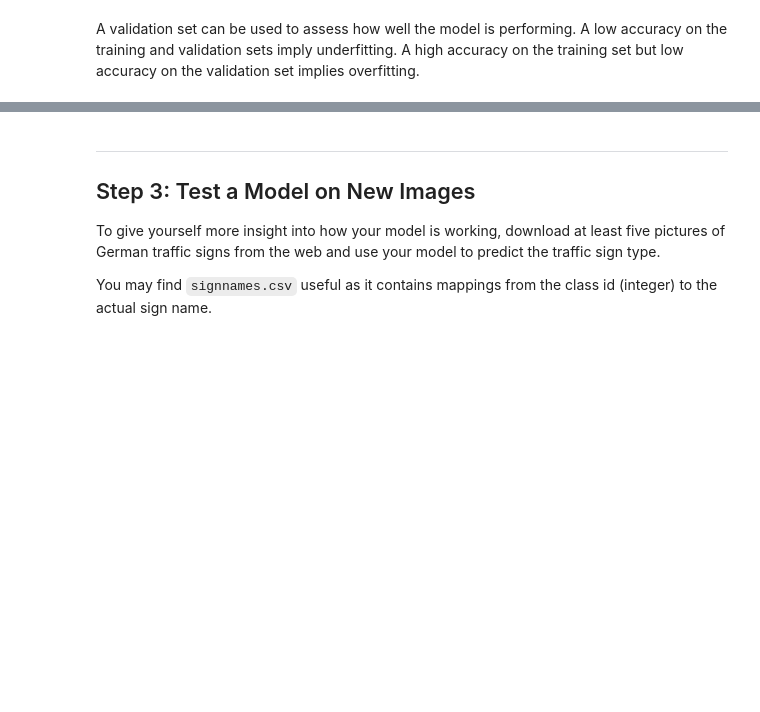
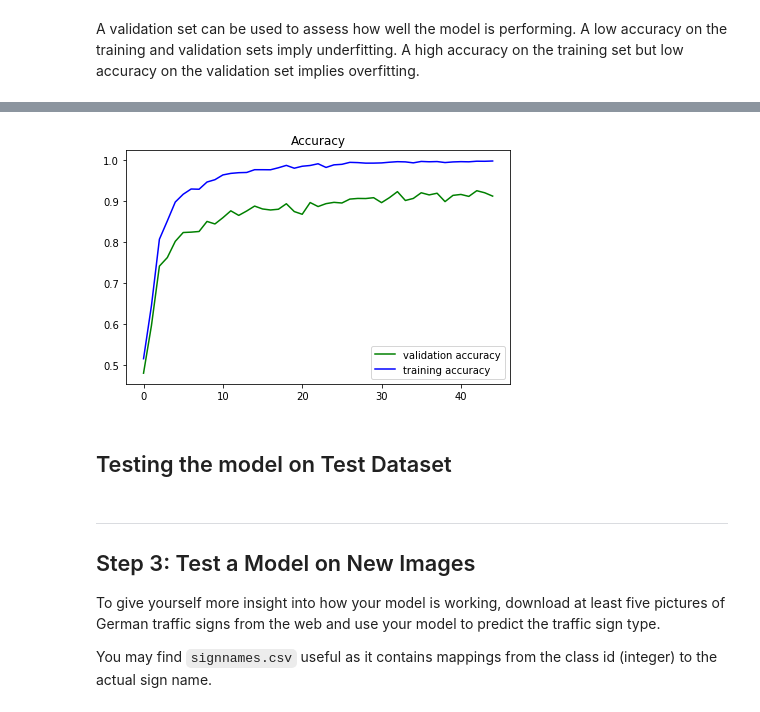
Before and after one commit to laljarus/Project-Traffic-Sign-Classifier-Project-master, a Jupyter notebook: Traffic_Sign_Classifier.ipynb, the cells around one changed output, grey strips where cells are left out. Saved outputs shown, nothing was run; the diff lists cells and outputs as text; code cells hidden in the pictures; blank space fills up the shorter version.

```diff
--- a/Traffic_Sign_Classifier.ipynb
+++ b/Traffic_Sign_Classifier.ipynb
@@ -332,0 +494,13 @@ Model saved
+# %%
+# Accuracy Plot
+accuracy_plot = plt
+accuracy_plot.title('Accuracy')
+accuracy_plot.plot(range(EPOCHS),validation_accuracy,'g',label='validation accuracy')
+accuracy_plot.plot(range(EPOCHS),training_accuracy,'b',label='training accuracy')
+accuracy_plot.legend(loc = 4)
+plt.tight_layout()
+plt.show()
+# %% [output]
+[figure, added]
+# %% [markdown]
+## Testing the model on Test Dataset
```
Also changed, not shown: parts of 18 cells of this notebook.
